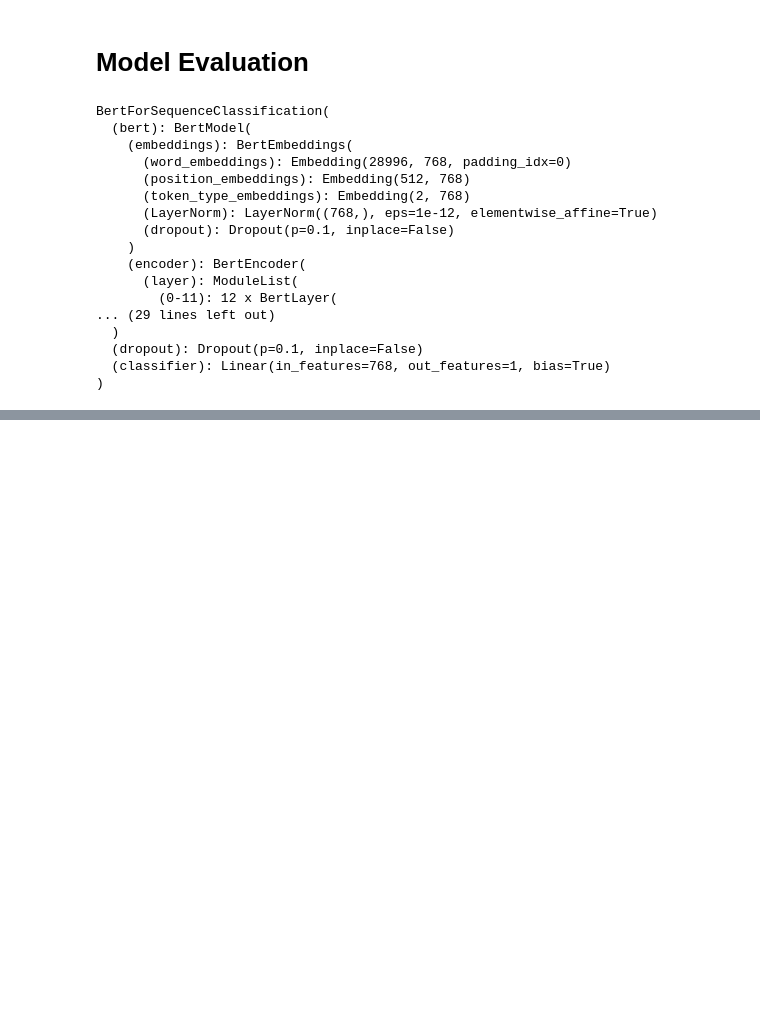
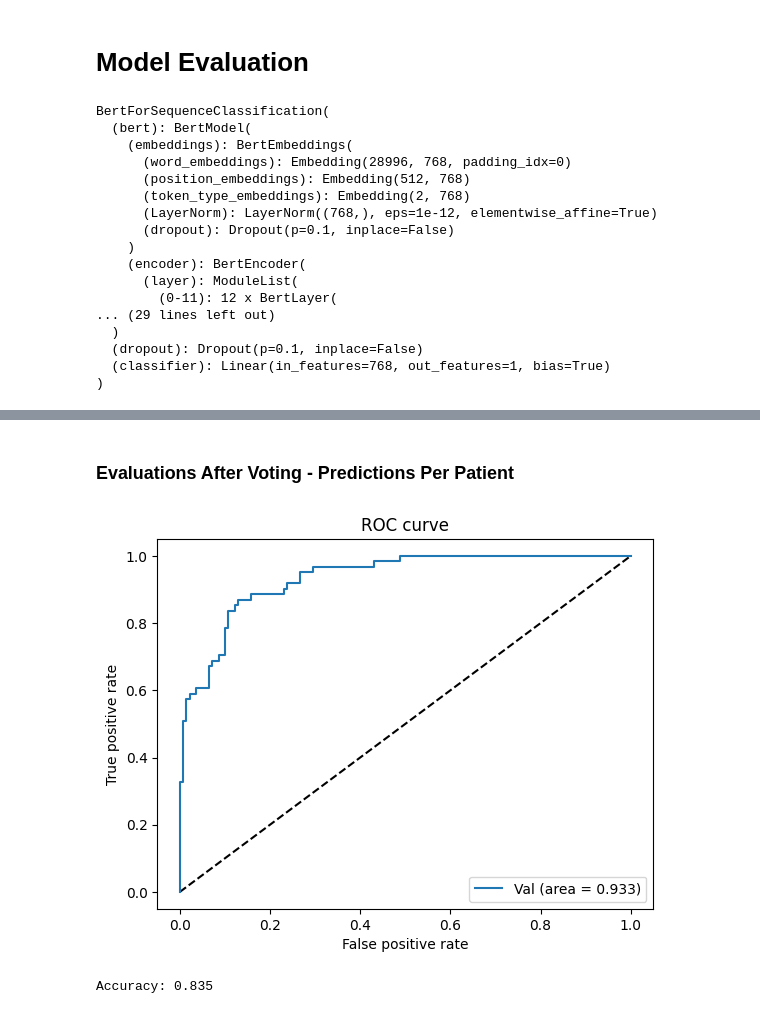
Before and after one commit to JianingWen/Fine_tuning_ClinicalBERT_for_IHD_Classification, a Jupyter notebook: task.ipynb, the cells around one changed output, grey strips where cells are left out. Drawn from its saved outputs; the diff is of its cells as text; code cells hidden in the pictures; blank space fills up the shorter version.

```diff
--- a/task.ipynb
+++ b/task.ipynb
@@ -491,0 +445,43 @@ plt.show()
+# %% [markdown]
+### Evaluations After Voting - Predictions Per Patient
+# %%
+from sklearn.metrics import roc_curve, auc
+import matplotlib.pyplot as plt
+import numpy as np
+
+def vote_score(df, score):
+    df['pred_score'] = score
+    df_sort = df.sort_values(by=['ID'])
+    #score
+    temp = (df_sort.groupby(['ID'])['pred_score'].agg(max)+df_sort.groupby(['ID'])['pred_score'].agg(sum)/2)/(1+df_sort.groupby(['ID'])['pred_score'].agg(len)/2)
+    x = df_sort.groupby(['ID'])['Label'].agg(np.min).values
+    df_out = pd.DataFrame({'logits': temp.values, 'ID': x})
+
+    fpr, tpr, thresholds = roc_curve(x, temp.values)
+    auc_score = auc(fpr, tpr)
+
+    plt.figure(1)
+    plt.plot([0, 1], [0, 1], 'k--')
+    plt.plot(fpr, tpr, label='Val (area = {:.3f})'.format(auc_score))
+    plt.xlabel('False positive rate')
+    plt.ylabel('True positive rate')
+    plt.title('ROC curve')
+    plt.legend(loc='best')
+    plt.show()
+    # string = 'auroc_clinicalbert_'+readmission_mode+'.png'
+    # plt.savefig(os.path.join(output_dir, string))
+
+    return fpr, tpr, df_out
+
+fpr, tpr, vote_df = vote_score(test, all_logits)
+# %% [output]
+[figure, added]
+# %%
+vote_df['predictions'] = (vote_df['logits'] > 0.5).astype(int)
+
+# Calculate accuracy
+accuracy = (vote_df['predictions'] == vote_df['ID']).mean()
+
+print(f"Accuracy: {accuracy}")
+# %% [output]
+Accuracy: 0.835
```
Also changed, not shown: parts of 15 cells of this notebook.
